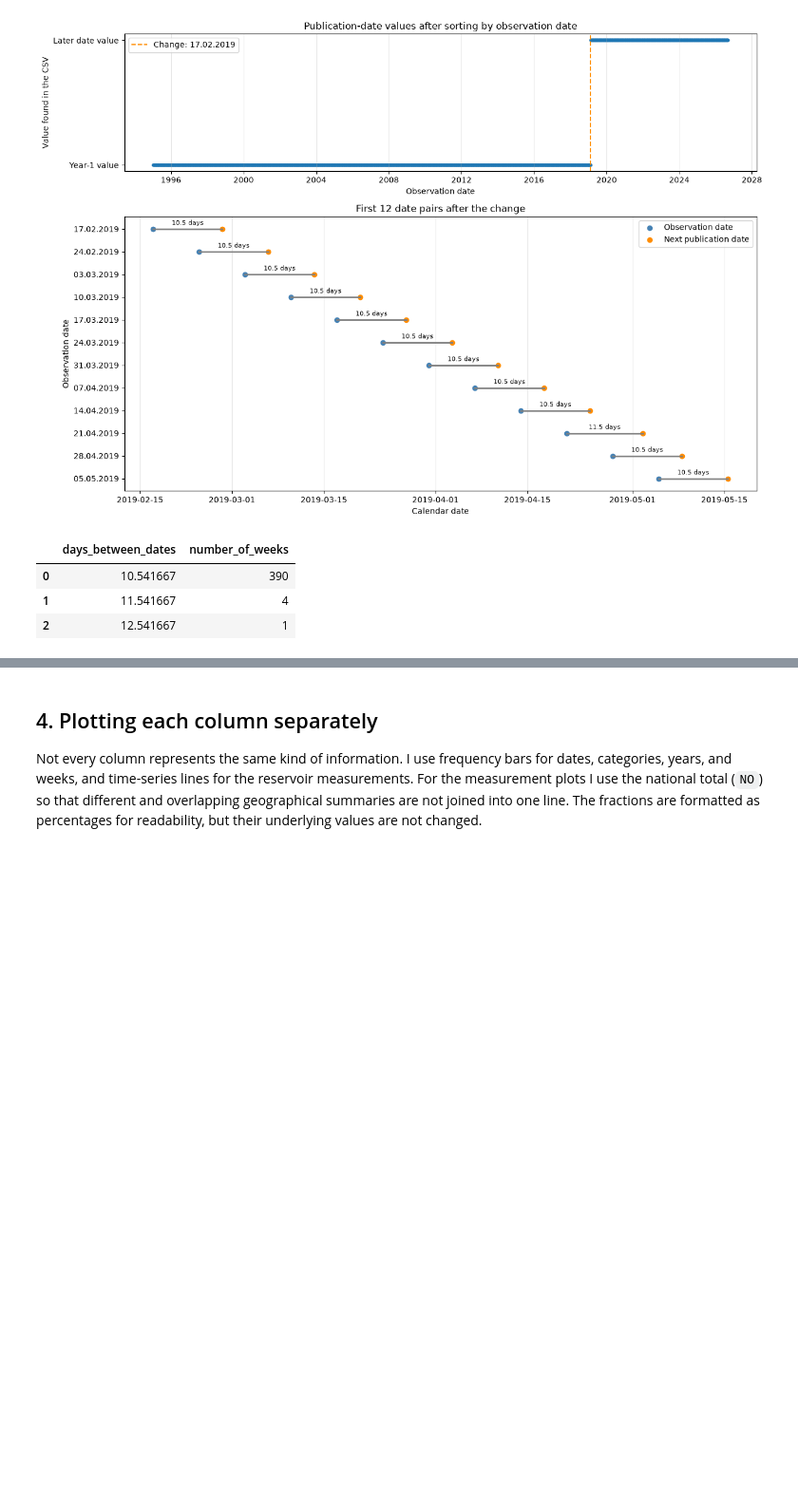
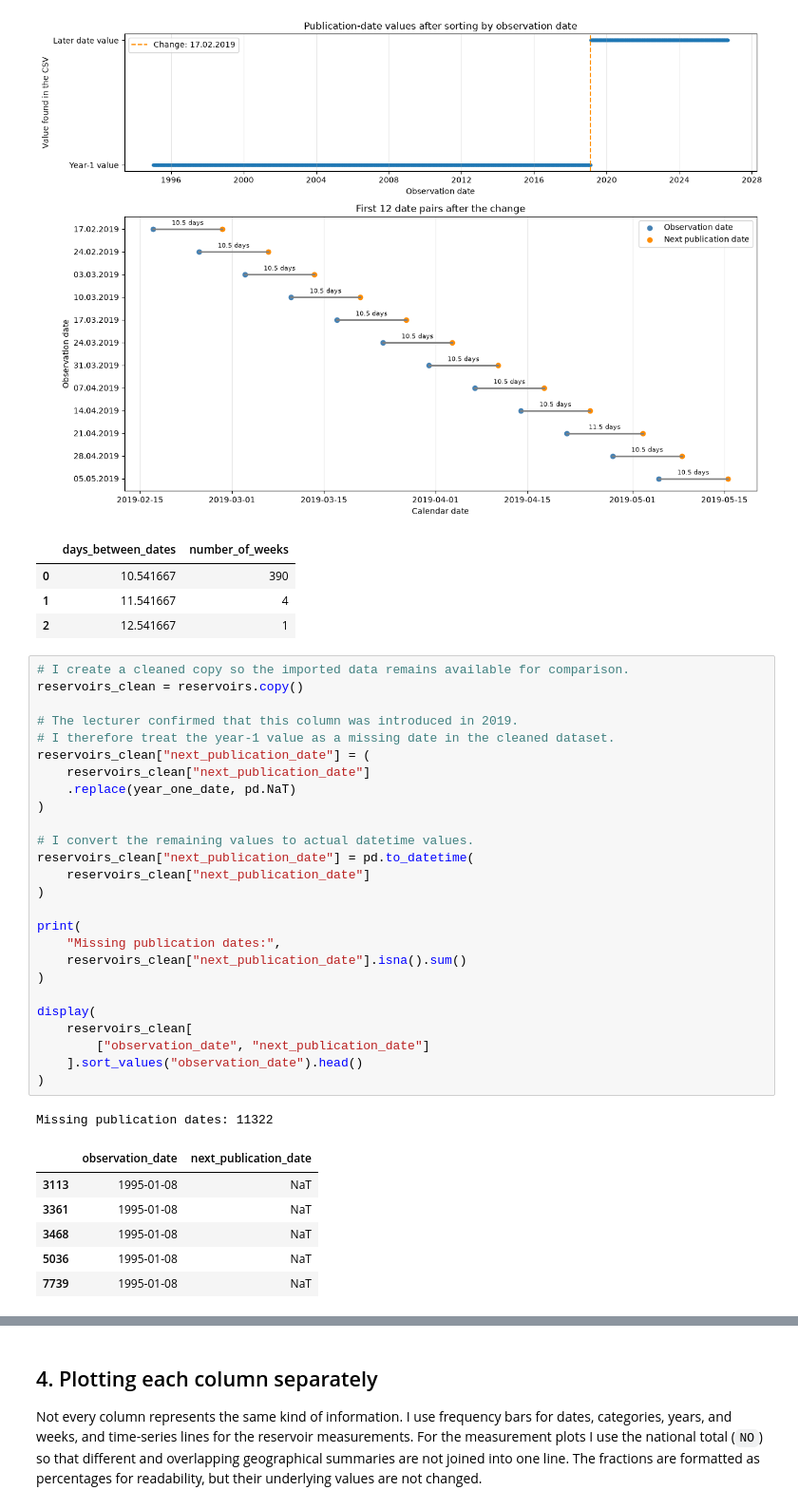
Before and after one commit to G0KU-DOTCOM/Streamlit_dashboard, a Jupyter notebook: notebooks/prosjekt_part1.ipynb, the cells around one changed output, grey strips where cells are left out. Shown at 95% size. Drawn from its saved outputs; the diff is of its cells as text; blank space fills up the shorter version.

```diff
--- a/notebooks/prosjekt_part1.ipynb
+++ b/notebooks/prosjekt_part1.ipynb
@@ -490,4 +490,38 @@ display(
 | 0 | 10.541667 | 390 |
 | 1 | 11.541667 | 4 |
 | 2 | 12.541667 | 1 |
+# %%
+# I create a cleaned copy so the imported data remains available for comparison.
+reservoirs_clean = reservoirs.copy()
+
+# The lecturer confirmed that this column was introduced in 2019.
+# I therefore treat the year-1 value as a missing date in the cleaned dataset.
+reservoirs_clean["next_publication_date"] = (
+    reservoirs_clean["next_publication_date"]
+    .replace(year_one_date, pd.NaT)
+)
+
+# I convert the remaining values to actual datetime values.
+reservoirs_clean["next_publication_date"] = pd.to_datetime(
+    reservoirs_clean["next_publication_date"]
+)
+
+print(
+    "Missing publication dates:",
+    reservoirs_clean["next_publication_date"].isna().sum()
+)
+
+display(
+    reservoirs_clean[
+        ["observation_date", "next_publication_date"]
+    ].sort_values("observation_date").head()
+)
+# %% [output]
+Missing publication dates: 11322
+|  | observation_date | next_publication_date |
+| 3113 | 1995-01-08 | NaT |
+| 3361 | 1995-01-08 | NaT |
+| 3468 | 1995-01-08 | NaT |
+| 5036 | 1995-01-08 | NaT |
+| 7739 | 1995-01-08 | NaT |
 # %% [markdown]
```
Also changed, not shown: parts of 1 cell of this notebook.
